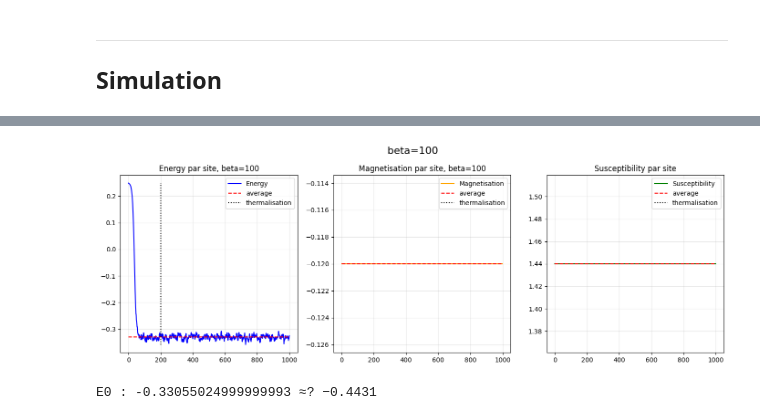
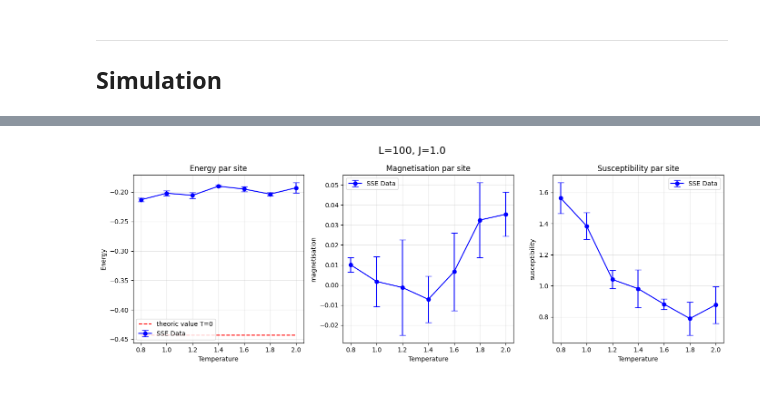
Before and after one commit to TheoHUETQC/monte-carlo, a Jupyter notebook: stochastic_series_expansion_qmc.ipynb, the cells around one changed output, grey strips where cells are left out. Cells and saved outputs as stored; diff of their text form; code cells hidden in the pictures.

Commit message:
feat : error bar

```diff
--- a/stochastic_series_expansion_qmc.ipynb
+++ b/stochastic_series_expansion_qmc.ipynb
@@ -363,0 +406,20 @@ E0 = compute_energy(np.mean(n_list[N_therm:]))/L#np.mean(E_list[N_therm:])
+# %%
+N_sweeps = 800
+n_runs = 3
+
+temp_list = np.linspace(0.8,2, 7)
+beta_list = (1/temp_list).round(4) #kb=1
+
+e_list, m_list, susceptibility_list = [], [], []
+e_error, m_error, s_error = [], [], []
+for beta in beta_list :
+    print(f"beta={beta}")
+    e_temp, m_temp, susceptibility_temp = simulation_n_runs(n_runs, N_sweeps)
+
+    e_list.append(np.mean(e_temp))
+    m_list.append(np.mean(m_temp))
+    susceptibility_list.append(np.mean(susceptibility_temp))
+
+    e_error.append(error(e_temp, n_runs))
+    m_error.append(error(m_temp, n_runs))
+    s_error.append(error(susceptibility_temp, n_runs))
@@ -364,35 +444,39 @@ E0 = compute_energy(np.mean(n_list[N_therm:]))/L#np.mean(E_list[N_therm:])
 # %%
+E0_theoric = -0.4431
+
+x_min = min(temp_list)
+x_max = max(temp_list)
 fig, (ax1, ax2, ax3) = plt.subplots(1, 3, figsize=(14, 5))
 
-ax1.plot(E_list, label="Energy", color='blue')
-ax1.hlines(E0, 0,  N_sweeps, linestyle='--', color='red', label='average')
-ax1.vlines(N_therm, min(E_list), max(E_list), linestyle=':', color='black', label='thermalisation')
-ax1.set_title(f"Energy par site, beta={beta}")
+ax1.errorbar(temp_list, e_list, yerr=e_error, fmt='o-',
+              color='blue', capsize=5, label='SSE Data')
+ax1.hlines(E0_theoric, x_min,  x_max, linestyle='--', color='red', label='theoric value T=0')
+ax1.set_title(f"Energy par site")
+ax1.set_xlabel("Temperature")
+ax1.set_ylabel("Energy")
 ax1.legend()
 ax1.grid(True, alpha=0.3)
 
-ax2.plot(M_list, label="Magnetisation", color='orange')
-ax2.hlines(np.mean(M_list[N_therm:]), 0,  N_sweeps, linestyle='--', color='red', label='average')
-ax2.vlines(N_therm, min(M_list), max(M_list), linestyle=':', color='black', label='thermalisation')
-ax2.set_title(f"Magnetisation par site, beta={beta}")
+ax2.errorbar(temp_list, m_list, yerr=m_error, fmt='o-',
+              color='blue', capsize=5, label='SSE Data')
+#ax2.hlines(m_theoric, x_min,  x_max, linestyle='--', color='red', label='theoric value')
+ax2.set_title(f"Magnetisation par site")
+ax2.set_xlabel("Temperature")
+ax2.set_ylabel("magnetisation")
 ax2.legend()
 ax2.grid(True, alpha=0.3)
 
-ax3.plot(susceptibility_list, label="Susceptibility", color='green')
-ax3.hlines(np.mean(susceptibility_list[N_therm:]), 0,  N_sweeps, linestyle='--', color='red', label='average')
-ax3.vlines(N_therm, min(susceptibility_list), max(susceptibility_list), linestyle=':', color='black', label='thermalisation')
+ax3.errorbar(temp_list, susceptibility_list, yerr=s_error, fmt='o-',
+              color='blue', capsize=5, label='SSE Data')
+#ax3.hlines(susceptibility_theoric, x_min,  x_max, linestyle='--', color='red', label='theoric value')
 ax3.set_title(f"Susceptibility par site")
+ax3.set_xlabel("Temperature")
+ax3.set_ylabel("susceptibility")
 ax3.legend()
 ax3.grid(True, alpha=0.3)
 
-fig.suptitle(f"beta={beta}", fontsize=16)
+fig.suptitle(f"L={L}, J={J}", fontsize=16)
 plt.tight_layout()
 plt.show()
-
-if beta >= 100 :
-    print(f"E0 : {E0} ≈? -0.4431")
-else :
-    print(f"E0 : {E0}")
 # %% [output]
-[figure, old version]
+[figure, new version]
-E0 : -0.33055024999999993 ≈? −0.4431
```
Also changed, not shown: parts of 21 cells of this notebook.
